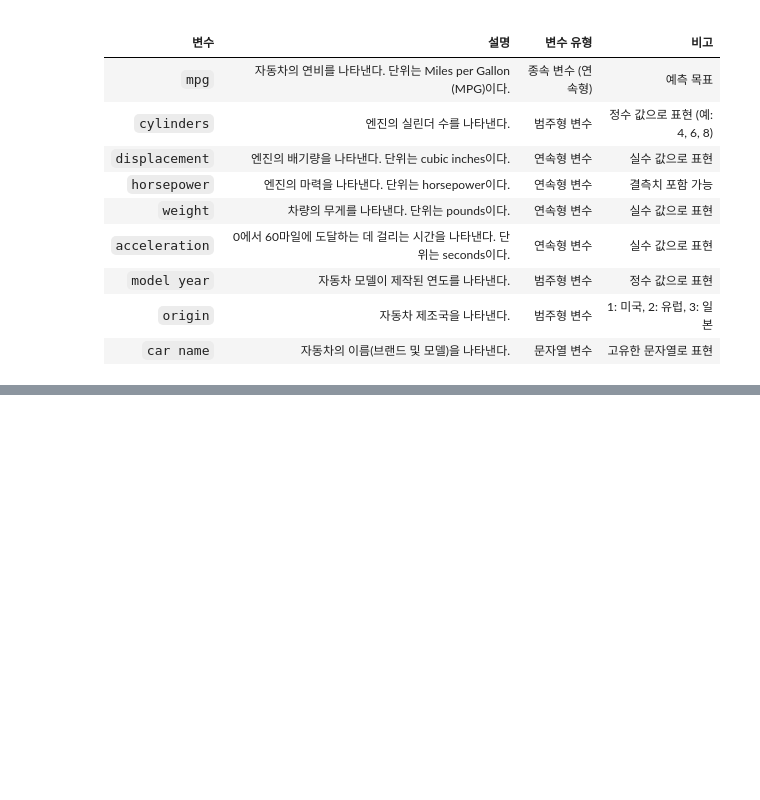
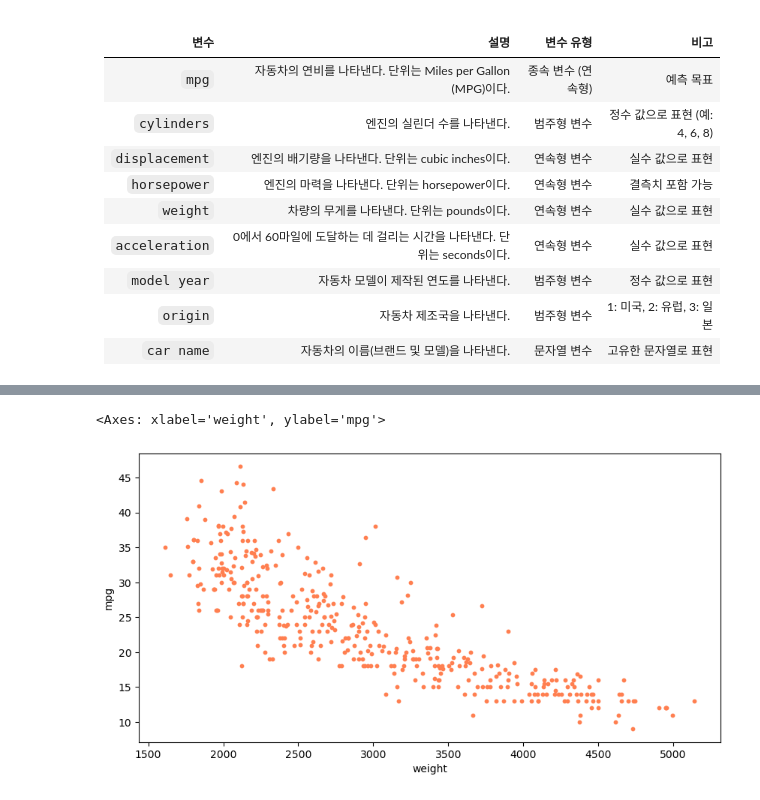
Before and after one commit to nicehyun/Machine_Learning, a Jupyter notebook: Simple_Linear_Regression.ipynb, the cells around one changed output, grey strips where cells are left out. Saved outputs shown, nothing was run; the diff lists cells and outputs as text; code cells hidden in the pictures; blank space fills up the shorter version.

```diff
--- a/Simple_Linear_Regression.ipynb
+++ b/Simple_Linear_Regression.ipynb
@@ -21,0 +253,3 @@ Auto-MPG 데이터셋은 다음과 같은 주요 특징들을 포함한다.
+# %%
+ndf = df[['mpg', 'cylinders', 'horsepower', 'weight']]
+ndf.head()
@@ -21,0 +269,5 @@ Auto-MPG 데이터셋은 다음과 같은 주요 특징들을 포함한다.
+# %%
+ndf.plot(kind='scatter', x='weight', y='mpg', c='coral', s=10, figsize=(10, 5))
+# %% [output]
+<Axes: xlabel='weight', ylabel='mpg'>
+[figure, added]
```
Also changed, not shown: parts of 49 cells of this notebook.
